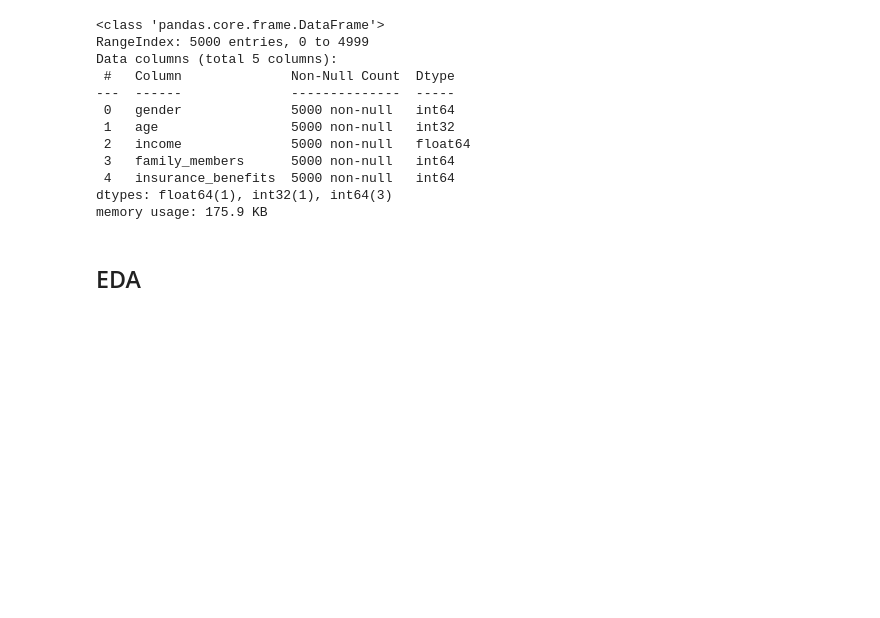
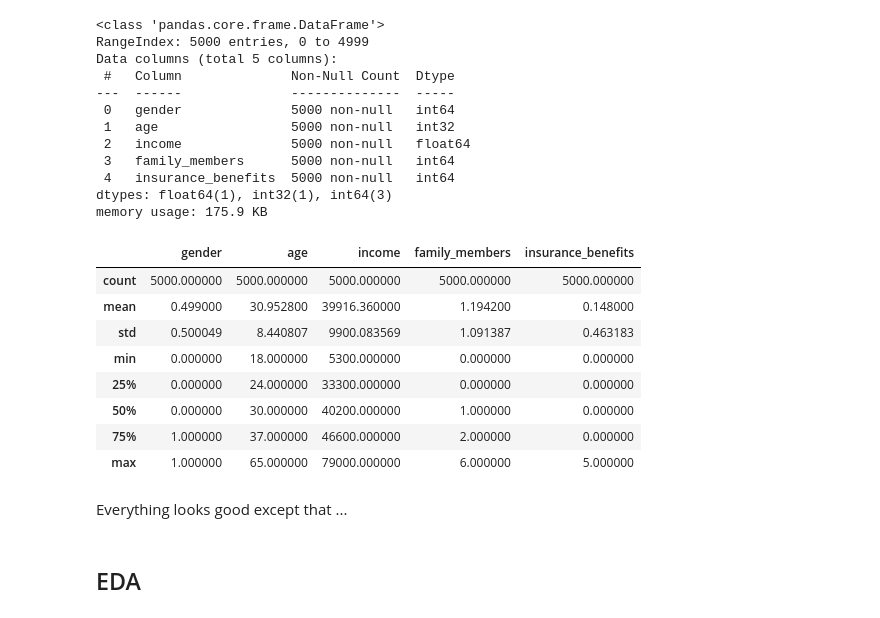
Before and after one commit to chuksoo/insurance_benefit_predictionML, a Jupyter notebook: insurance_benefit_predictionML.ipynb, the cells around one changed output. Saved outputs shown, nothing was run; the diff lists cells and outputs as text; code cells hidden in the pictures; blank space fills up the shorter version.

```diff
--- a/insurance_benefit_predictionML.ipynb
+++ b/insurance_benefit_predictionML.ipynb
@@ -92,6 +88,19 @@ memory usage: 175.9 KB
 # %%
 # now have a look at the data's descriptive statistics.
 # Does everything look okay?
+df.describe()
+# %% [output]
+|  | gender | age | income | family_members | insurance_benefits |
+| count | 5000.000000 | 5000.000000 | 5000.000000 | 5000.000000 | 5000.000000 |
+| mean | 0.499000 | 30.952800 | 39916.360000 | 1.194200 | 0.148000 |
+| std | 0.500049 | 8.440807 | 9900.083569 | 1.091387 | 0.463183 |
+| min | 0.000000 | 18.000000 | 5300.000000 | 0.000000 | 0.000000 |
+| 25% | 0.000000 | 24.000000 | 33300.000000 | 0.000000 | 0.000000 |
+| 50% | 0.000000 | 30.000000 | 40200.000000 | 1.000000 | 0.000000 |
+| 75% | 1.000000 | 37.000000 | 46600.000000 | 2.000000 | 0.000000 |
+| max | 1.000000 | 65.000000 | 79000.000000 | 6.000000 | 5.000000 |
+# %% [markdown]
+Everything looks good except that ...
 # %% [markdown]
 ## EDA
 # %% [markdown]
```
Also changed, not shown: parts of 7 cells of this notebook.
